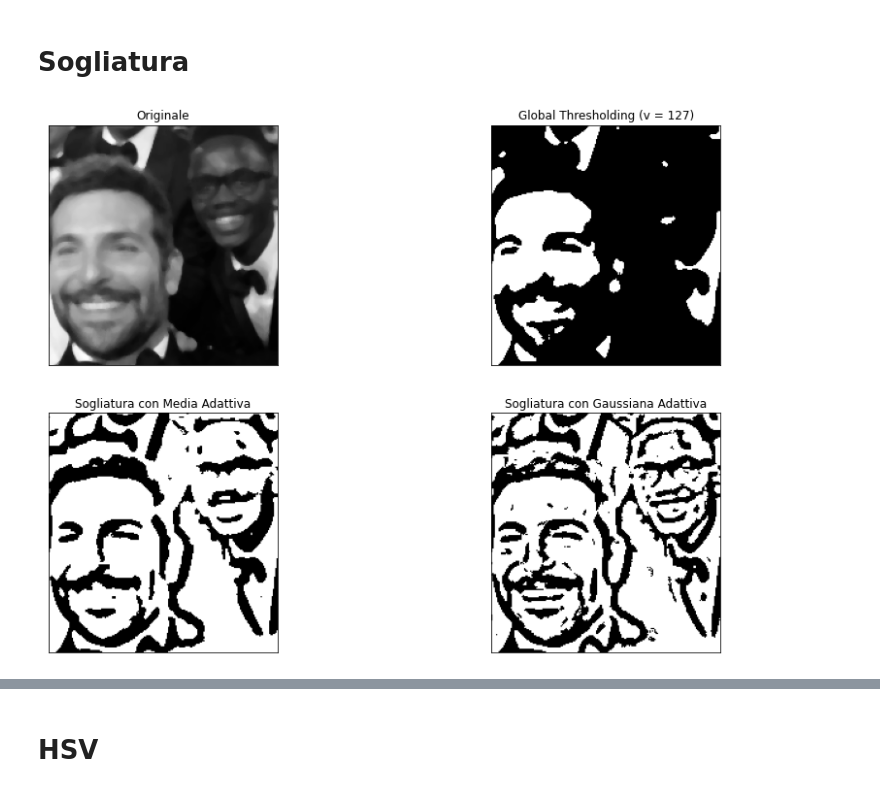
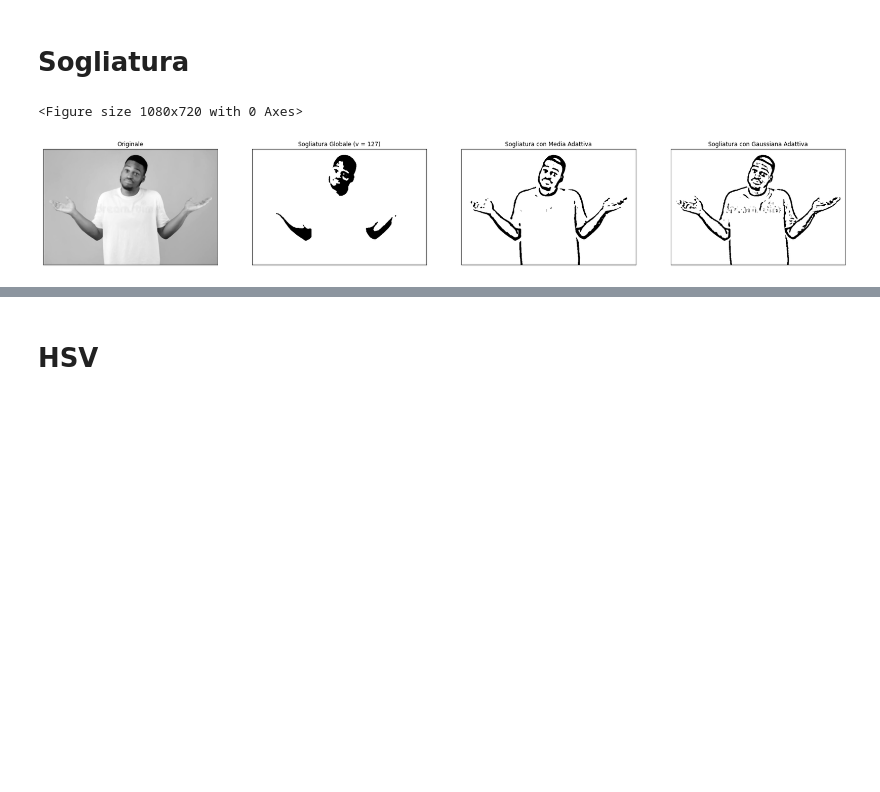
Before and after one commit to Wooler97/Skin-Detection, a Jupyter notebook: SkinDetection.ipynb, the cells around one changed output, grey strips where cells are left out. Drawn from its saved outputs; the diff is of its cells as text; code cells hidden in the pictures; blank space fills up the shorter version.

```diff
--- a/SkinDetection.ipynb
+++ b/SkinDetection.ipynb
@@ -13,7 +13,7 @@ metodi usati
 analisi esperimenti
 conclusioni brevi
 # %%
-img = cv2.imread('images/BC.jpeg')
+img = cv2.imread('images/boyazure.jpeg')
 
 img1 = cv2.cvtColor(img, cv2.COLOR_BGR2GRAY)
 img1 = cv2.medianBlur(img1,5)
@@ -26,25 +26,28 @@ plt.imshow(img1);
 # %%
 
 ret,th1 = cv2.threshold(img1,127,255,cv2.THRESH_BINARY)
 
 th2 = cv2.adaptiveThreshold(img1, 255,
                         cv2.ADAPTIVE_THRESH_MEAN_C, cv2.THRESH_BINARY, 21, 10)
 th3 = cv2.adaptiveThreshold(img1, 255,
                         cv2.ADAPTIVE_THRESH_GAUSSIAN_C, cv2.THRESH_BINARY, 21, 4)
 
-titles = ['Originale', 'Global Thresholding (v = 127)',
+titles = ['Originale', 'Sogliatura Globale (v = 127)',
             'Sogliatura con Media Adattiva', 'Sogliatura con Gaussiana Adattiva']
 plt.figure(figsize=(15,10))
 
 images = [img1, th1, th2, th3]
+plt.figure(figsize=(30,10))
+
 for i in range(4):
-    plt.subplot(2,2,i+1),plt.imshow(images[i],'gray')
+    plt.subplot(1,4,i+1),plt.imshow(images[i],'gray')
     plt.title(titles[i])
     plt.xticks([]),plt.yticks([])
 #plt.tight_layout()
 plt.show()
 # %% [output]
+<Figure size 1080x720 with 0 Axes>
-[figure, old version]
+[figure, new version]
 # %%
 #conversione in HSV
 HSV_img = cv2.cvtColor(img, cv2.COLOR_BGR2HSV)
```
Also changed, not shown: parts of 6 cells of this notebook, 15 other files.
